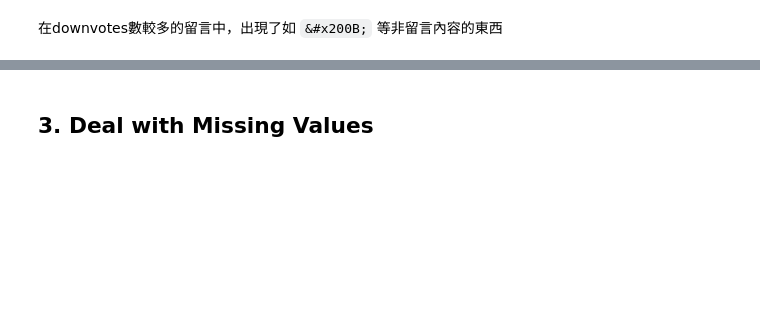
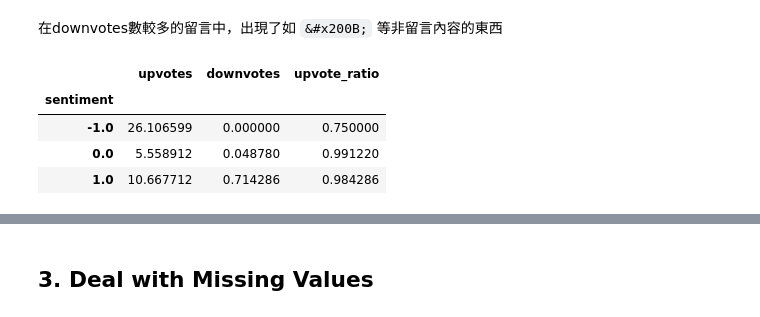
Before and after one commit to bbswei/DM2025-Lab1-Exercise, a Jupyter notebook: DM2025-Lab1-Homework.ipynb, the cells around one changed output, grey strips where cells are left out. Saved outputs shown, nothing was run; the diff lists cells and outputs as text; code cells hidden in the pictures; blank space fills up the shorter version.

```diff
--- a/DM2025-Lab1-Homework.ipynb
+++ b/DM2025-Lab1-Homework.ipynb
@@ -290,3 +292,11 @@ Hold onto your seats – Vision Marine Technologies Inc. and Shaun Torrente have
 ================================================================================
 # %% [markdown]
 在downvotes數較多的留言中，出現了如 `&#x200B;` 等非留言內容的東西
+# %%
+df.groupby("sentiment")[["upvotes","downvotes","upvote_ratio"]].mean()
+# %% [output]
+|  | upvotes | downvotes | upvote_ratio |
+| sentiment |  |  |  |
+| -1.0 | 26.106599 | 0.000000 | 0.750000 |
+| 0.0 | 5.558912 | 0.048780 | 0.991220 |
+| 1.0 | 10.667712 | 0.714286 | 0.984286 |
```
Also changed, not shown: parts of 9 cells of this notebook.
